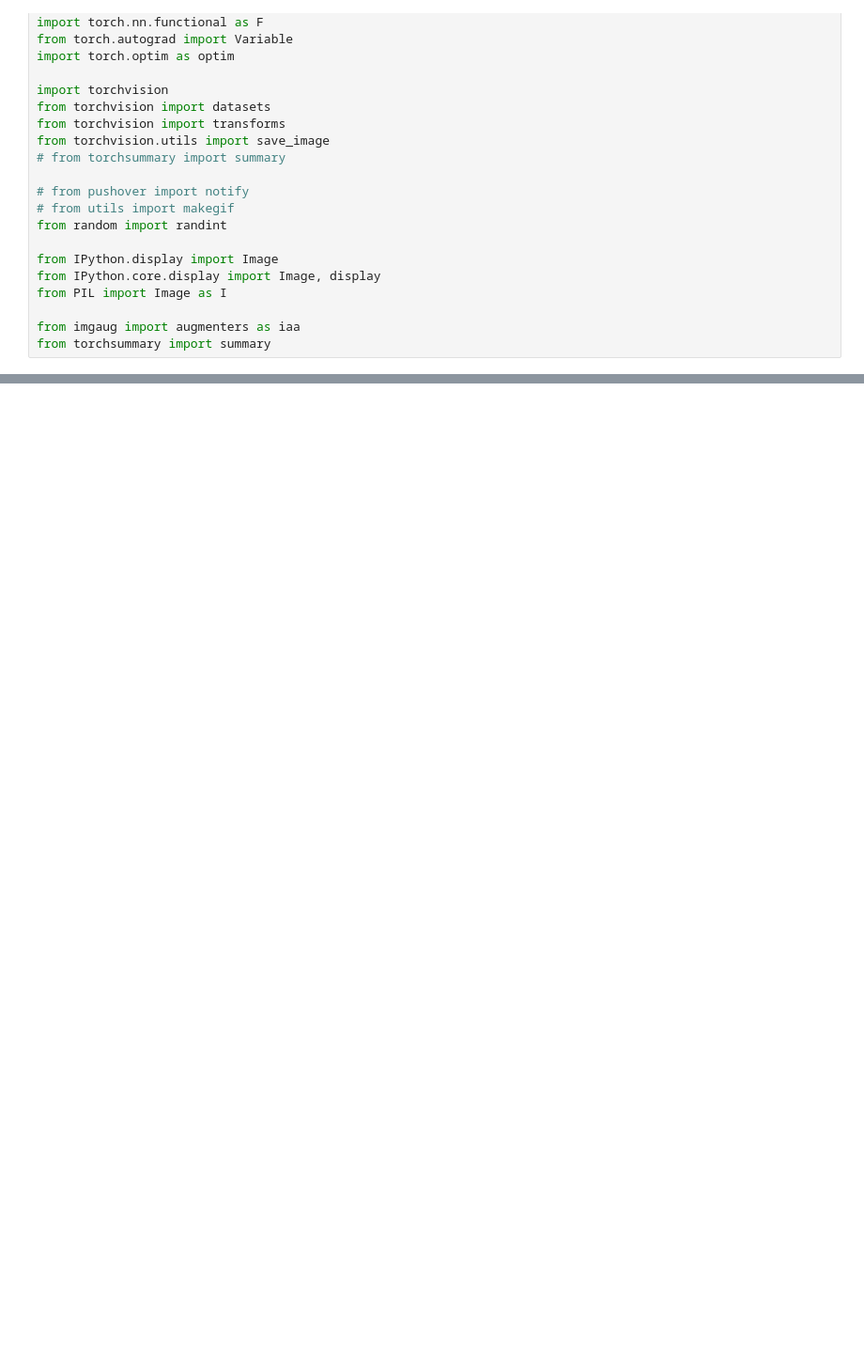
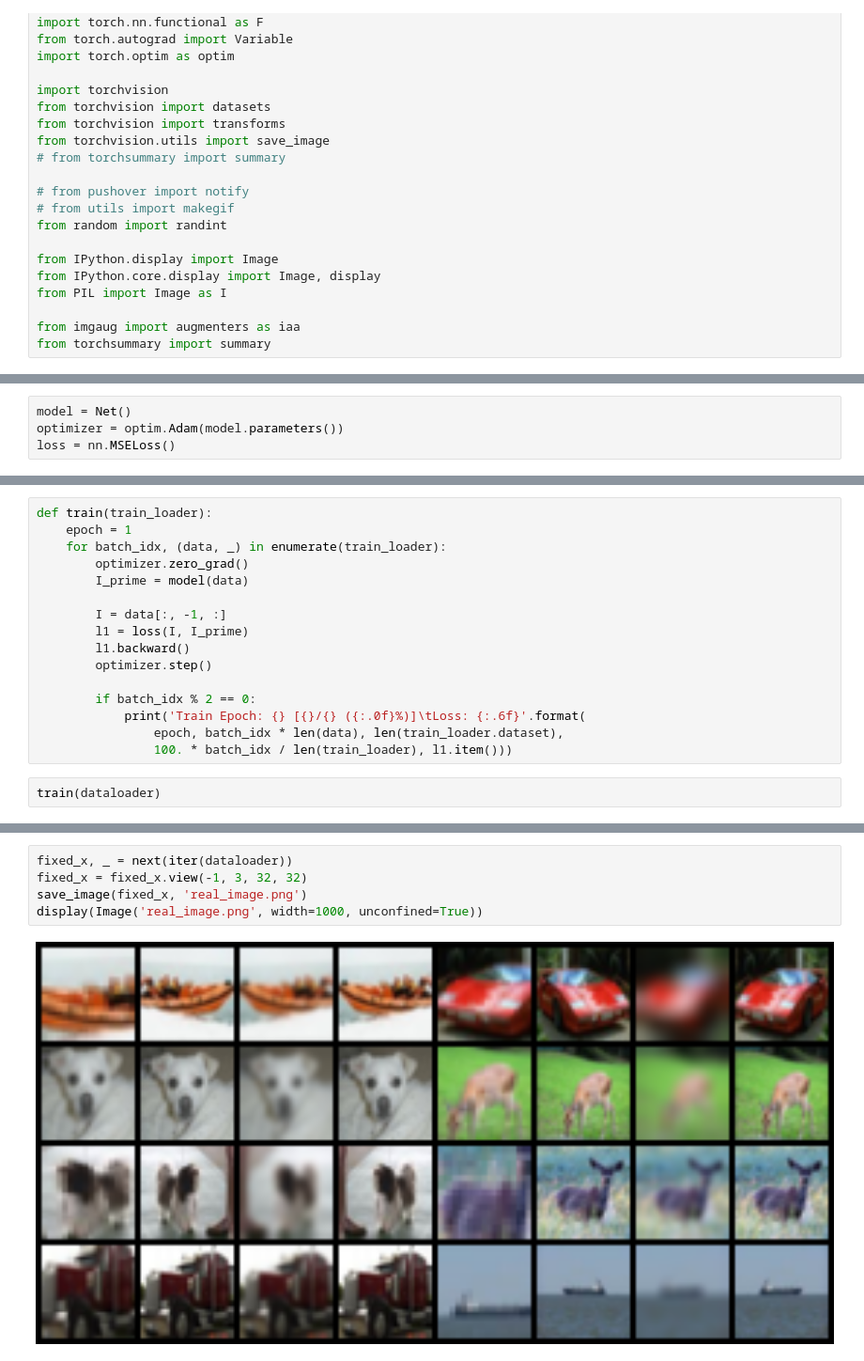
Before and after one commit to JackXu0/Unsupervised-learning-for-CIFAR10, a Jupyter notebook: CML Unsupervised.ipynb, the cells around one changed output, grey strips where cells are left out. Shown: that part at 94% size. Saved outputs shown, nothing was run; the diff lists cells and outputs as text; blank space fills up the shorter version.

```diff
--- a/CML Unsupervised.ipynb
+++ b/CML Unsupervised.ipynb
@@ -141,0 +145,4 @@ torch.Size([84])
+# %%
+model = Net()
+optimizer = optim.Adam(model.parameters())
+loss = nn.MSELoss()
@@ -141,0 +153,18 @@ torch.Size([84])
+# %%
+def train(train_loader):
+    epoch = 1
+    for batch_idx, (data, _) in enumerate(train_loader):
+        optimizer.zero_grad()
+        I_prime = model(data)
+
+        I = data[:, -1, :]
+        l1 = loss(I, I_prime)
+        l1.backward()
+        optimizer.step()
+
+        if batch_idx % 2 == 0:
+            print('Train Epoch: {} [{}/{} ({:.0f}%)]\tLoss: {:.6f}'.format(
+                epoch, batch_idx * len(data), len(train_loader.dataset),
+                100. * batch_idx / len(train_loader), l1.item()))
+# %%
+train(dataloader)
@@ -141,0 +189,7 @@ torch.Size([84])
+# %%
+fixed_x, _ = next(iter(dataloader))
+fixed_x = fixed_x.view(-1, 3, 32, 32)
+save_image(fixed_x, 'real_image.png')
+display(Image('real_image.png', width=1000, unconfined=True))
+# %% [output]
+[figure, added]
```
Also changed, not shown: parts of 18 cells of this notebook.
